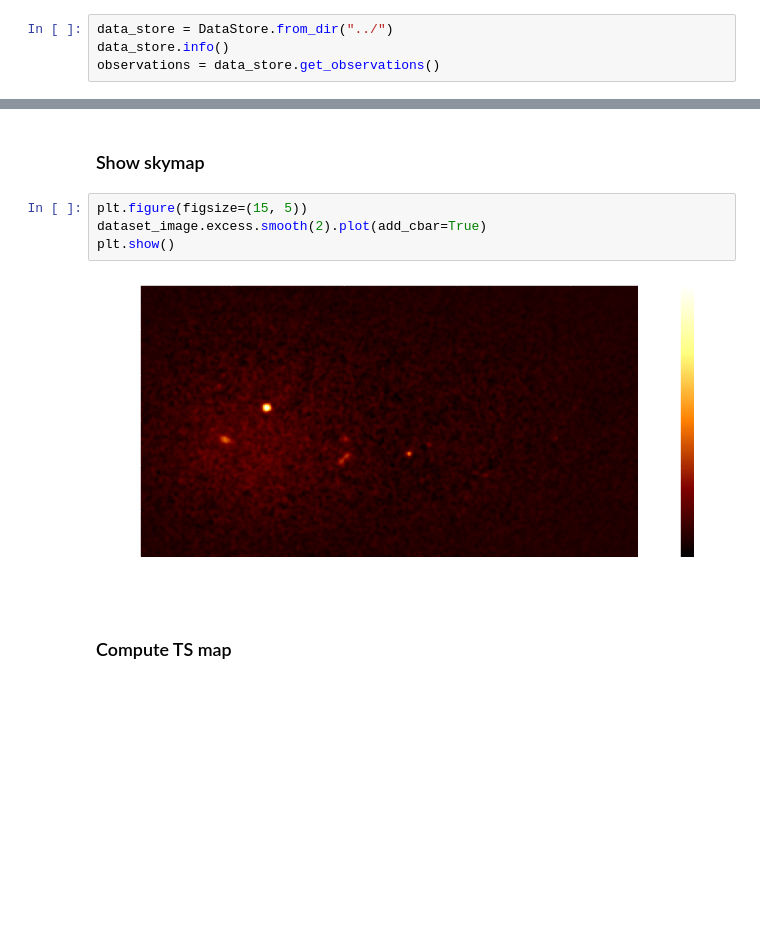
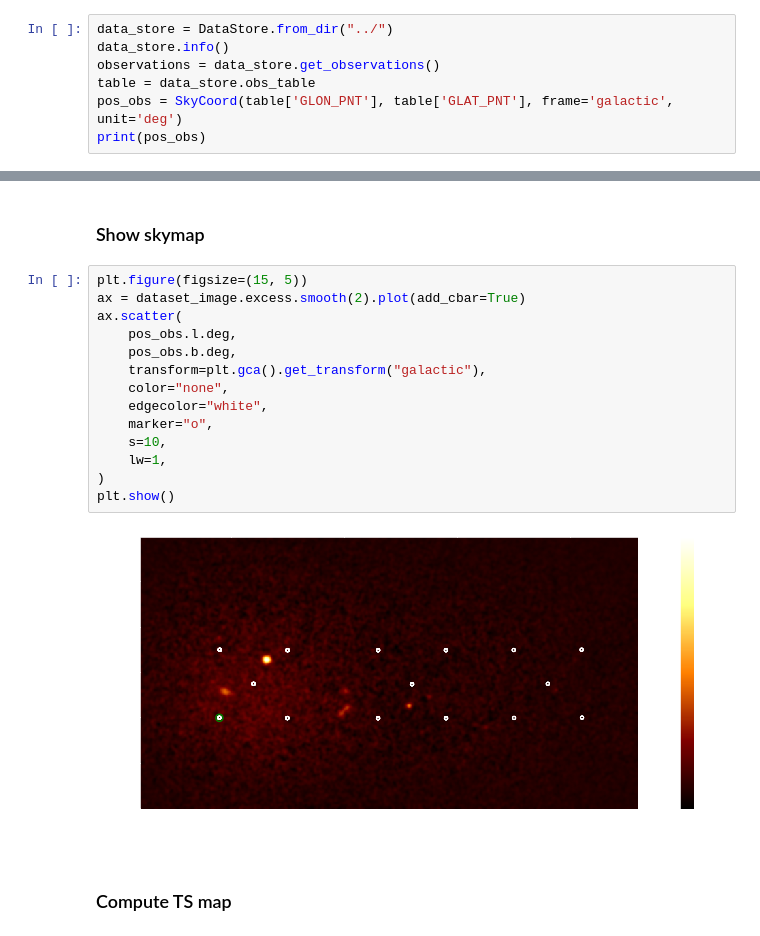
Before and after one commit to Tutanto/GammaCygni, a Jupyter notebook: sky_map_view.ipynb, the cells around one changed output, grey strips where cells are left out. Drawn from its saved outputs; the diff is of its cells as text; blank space fills up the shorter version.

```diff
--- a/sky_map_view.ipynb
+++ b/sky_map_view.ipynb
@@ -28,6 +28,9 @@ Putting all the data in a `DataStore` and selecting all the observations
 data_store = DataStore.from_dir("../")
 data_store.info()
 observations = data_store.get_observations()
+table = data_store.obs_table
+pos_obs = SkyCoord(table['GLON_PNT'], table['GLAT_PNT'], frame='galactic', unit='deg')
+print(pos_obs)
 # %% [output]
 Data store:
 HDU index table:
@@ -96,10 +104,20 @@ dataset_image = stacked.to_image()
 ### Show skymap
 # %%
 plt.figure(figsize=(15, 5))
-dataset_image.excess.smooth(2).plot(add_cbar=True)
+ax = dataset_image.excess.smooth(2).plot(add_cbar=True)
+ax.scatter(
+    pos_obs.l.deg,
+    pos_obs.b.deg,
+    transform=plt.gca().get_transform("galactic"),
+    color="none",
+    edgecolor="white",
+    marker="o",
+    s=10,
+    lw=1,
+)
 plt.show()
 # %% [output]
-[figure, old version]
+[figure, new version]
 # %% [markdown]
 ### Compute TS map
 # %%
```
Also changed, not shown: parts of 2 cells of this notebook.
